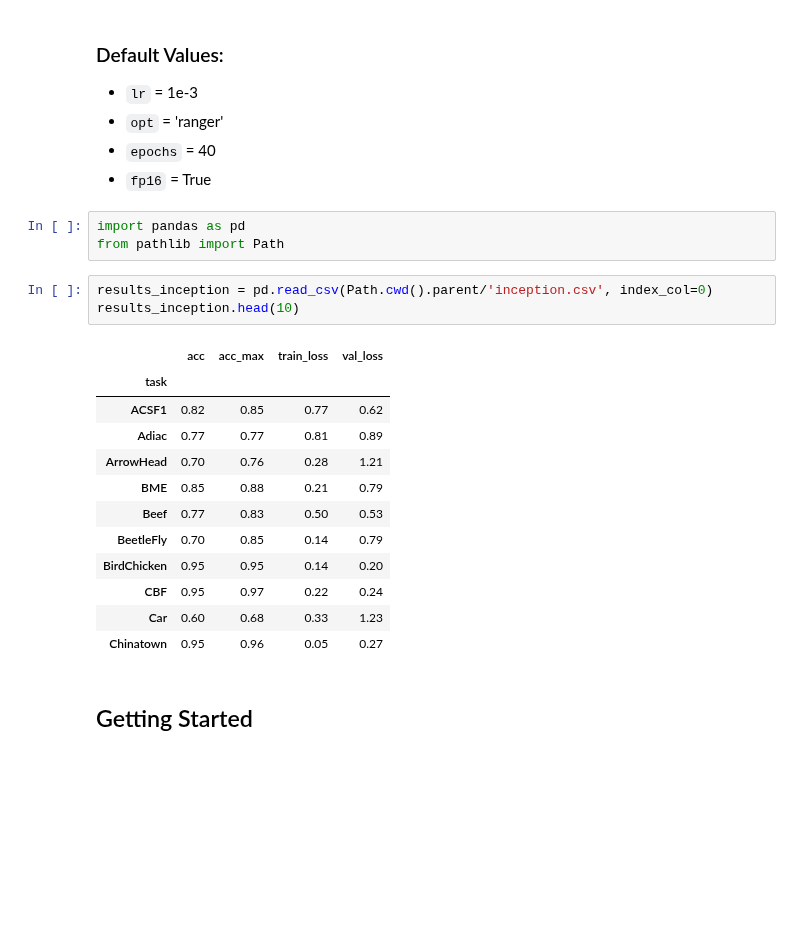
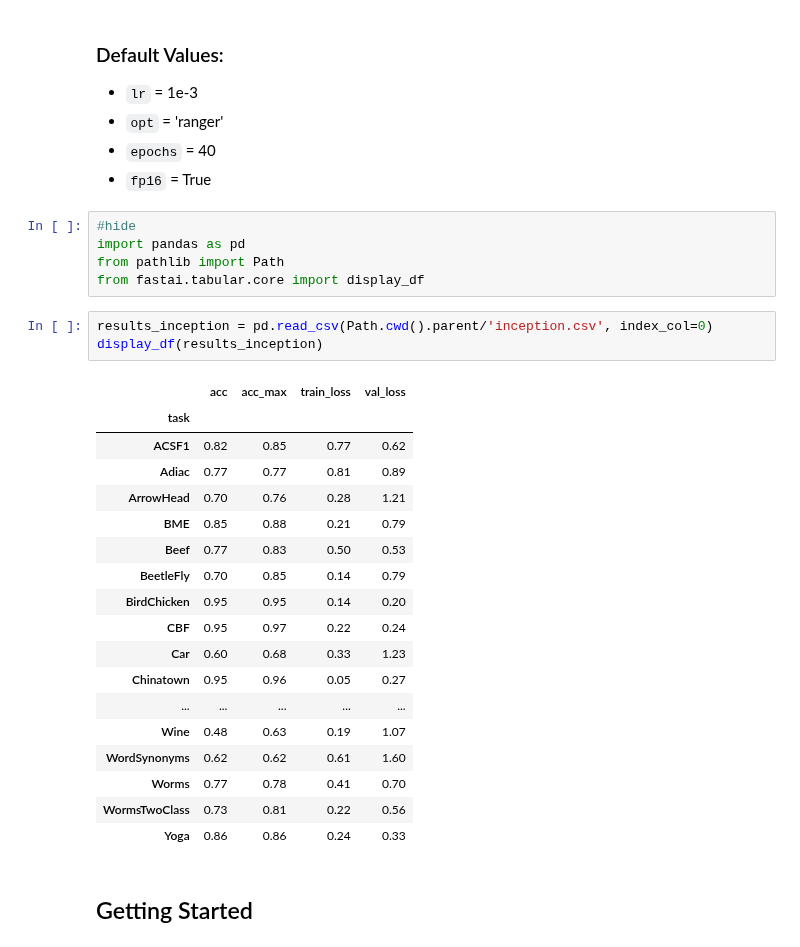
Before and after one commit to tcapelle/timeseries_fastai, a Jupyter notebook: nbs/99_index.ipynb, the cells around one changed output. Drawn from its saved outputs; the diff is of its cells as text; blank space fills up the shorter version.

```diff
--- a/nbs/99_index.ipynb
+++ b/nbs/99_index.ipynb
@@ -49,24 +49,32 @@ You can run the benchmark using:
 - `epochs` = 40
 - `fp16` = True
 # %%
+#hide
 import pandas as pd
 from pathlib import Path
+from fastai.tabular.core import display_df
 # %%
 results_inception = pd.read_csv(Path.cwd().parent/'inception.csv', index_col=0)
-results_inception.head(10)
+display_df(results_inception)
 # %% [output]
 |  | acc | acc_max | train_loss | val_loss |
 | task |  |  |  |  |
 | ACSF1 | 0.82 | 0.85 | 0.77 | 0.62 |
 | Adiac | 0.77 | 0.77 | 0.81 | 0.89 |
 | ArrowHead | 0.70 | 0.76 | 0.28 | 1.21 |
 | BME | 0.85 | 0.88 | 0.21 | 0.79 |
 | Beef | 0.77 | 0.83 | 0.50 | 0.53 |
 | BeetleFly | 0.70 | 0.85 | 0.14 | 0.79 |
 | BirdChicken | 0.95 | 0.95 | 0.14 | 0.20 |
 | CBF | 0.95 | 0.97 | 0.22 | 0.24 |
 | Car | 0.60 | 0.68 | 0.33 | 1.23 |
 | Chinatown | 0.95 | 0.96 | 0.05 | 0.27 |
+| ... | ... | ... | ... | ... |
+| Wine | 0.48 | 0.63 | 0.19 | 1.07 |
+| WordSynonyms | 0.62 | 0.62 | 0.61 | 1.60 |
+| Worms | 0.77 | 0.78 | 0.41 | 0.70 |
+| WormsTwoClass | 0.73 | 0.81 | 0.22 | 0.56 |
+| Yoga | 0.86 | 0.86 | 0.24 | 0.33 |
 # %% [markdown]
 ## Getting Started
 # %%
```
Also changed, not shown: parts of 2 cells of this notebook, 2 other files.
